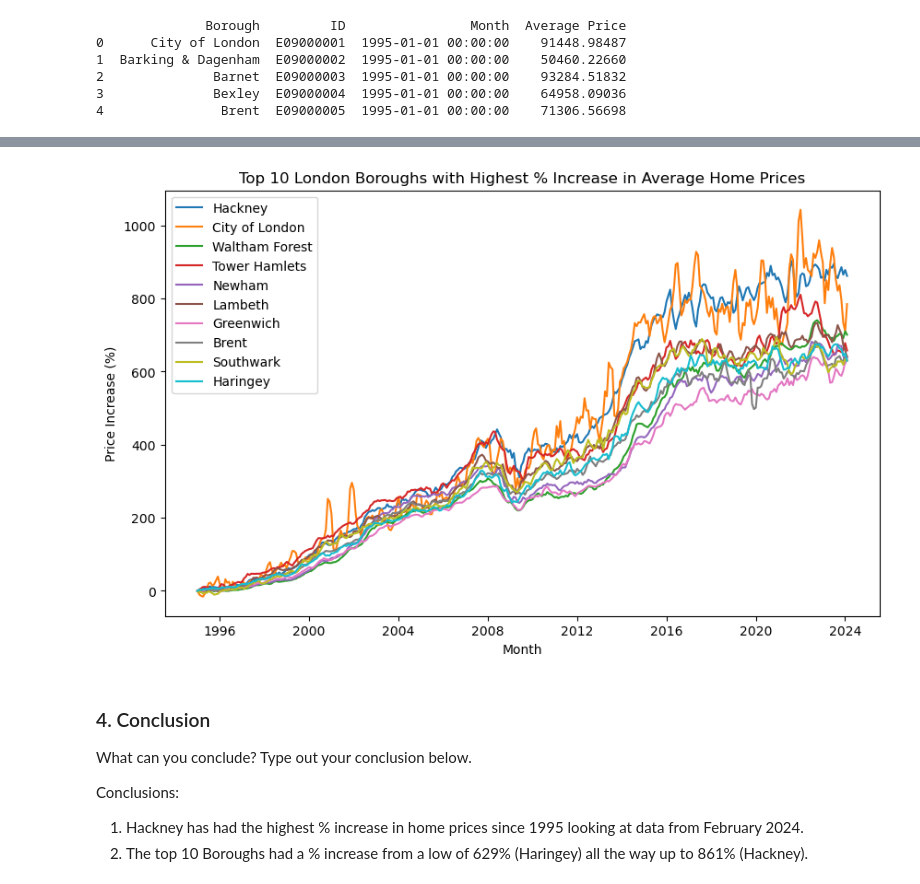
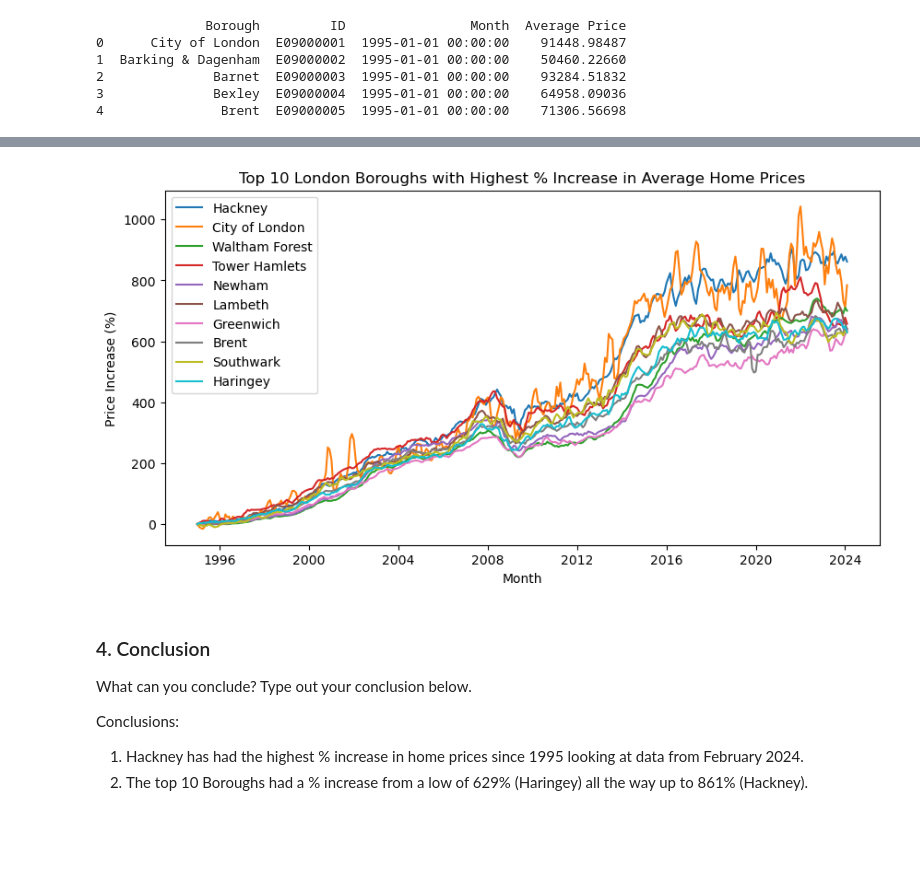
Before and after one commit to MSVWalker/Springboard, a Jupyter notebook: London_Housing/Unit_4_Challenge_Tier3.ipynb, the cells around one changed output, grey strips where cells are left out. Saved outputs shown, nothing was run; the diff lists cells and outputs as text; code cells hidden in the pictures; blank space fills up the shorter version.

```diff
--- a/London_Housing/Unit_4_Challenge_Tier3.ipynb
+++ b/London_Housing/Unit_4_Challenge_Tier3.ipynb
@@ -426,33 +407,33 @@ NameError: name 'df1' is not defined
 # %%
 #Create a new DF that will organize the top 10 boroughs with the highest % increase at the most current month.
 df_top10 = df1[:]
 df_top10['Month'] = pd.to_datetime(df_top10['Month'])
 
 #Grab the row 2024-02-1 for each borough and then sort by PercentageIncrease
 df_top10_latest = df_top10.loc[df_top10['Month'] == '2024-02-01']
 df_top10_sorted = df_top10_latest.sort_values('PercentageIncrease', ascending=False)
 
 #Subset to only obtain a list of the top 10 Boroughs who had the highest % increase.
 df_top10_subset = df_top10_sorted[:10]
 
 #Obtain the list of the top 10 Boroughs that had the highest % increase, which we will then graph
 boroughs_top10 = df_top10_subset['Borough']
 
-plt.figure(figsize=(10,6))
+plt.figure(figsize=(10,5))
 
 # for loop that will grab data from our larger df_top10 that has all of the PercentageIncrease data.
 for borough in boroughs_top10:
     borough_data = df_top10[df_top10['Borough'] == borough]
     plt.plot(borough_data['Month'], borough_data['PercentageIncrease'], label=borough)
 
 plt.xlabel('Month')
 plt.ylabel('Price Increase (%)')
 plt.title('Top 10 London Boroughs with Highest % Increase in Average Home Prices')
 plt.legend()
 
 plt.show()
 # %% [output]
-[figure, old version]
+[figure, new version]
 # %% [markdown]
 ### 4. Conclusion
 What can you conclude? Type out your conclusion below.
```
Also changed, not shown: parts of 2 cells of this notebook.
